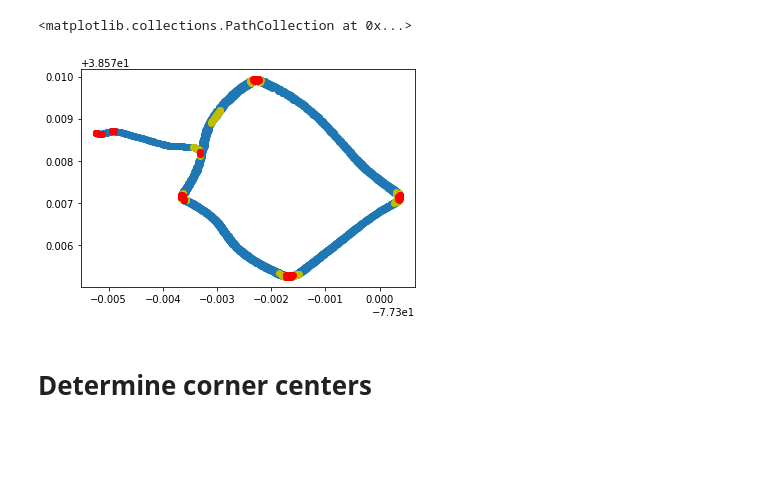
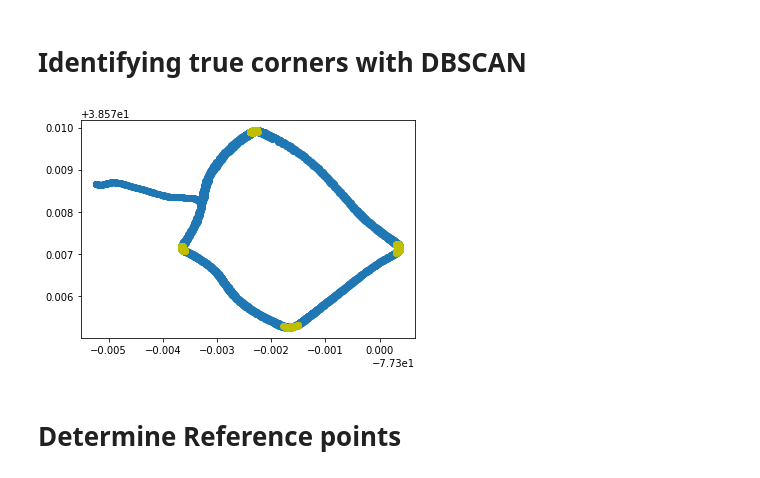
Before and after one commit to pyagoubi/Motorcycle-data, a Jupyter notebook: Motorcycle.ipynb, the cells around one changed output. Cells and saved outputs as stored; diff of their text form; code cells hidden in the pictures; blank space fills up the shorter version.

```diff
--- a/Motorcycle.ipynb
+++ b/Motorcycle.ipynb
@@ -74,4 +9,26 @@ Determining corners by calculating angles between points
 # %%
+import pandas as pd
+import matplotlib.pyplot as plt
+import numpy as np
+import math
+from sklearn.cluster import KMeans
+from sklearn.cluster import DBSCAN
+from geopy.distance import great_circle
+from shapely.geometry import MultiPoint
+import geopandas
+
+data = pd.read_csv('/content/drive/MyDrive/upwork1/DATA1.TXT', sep=',')
+data['Gx clean'] = data['Gx']-data['Gx Cal']
+data['Gy clean'] = data['Gy']-data['Gy Cal']
+
+
+#Parameters
+
+shift_a = 30
+degree_min = 50
+min_samples = 50
+
+
 def angle_corner(df, shift_parameter = shift_a, degree_pm = degree_min):
 
   df['degrees'] = 0
@@ -116,3 +73,5 @@ def angle_corner(df, shift_parameter = shift_a, degree_pm = degree_min):
   plt.scatter(x=df.loc[(df['corner_a'] == 1), 'Longitude'], y=df.loc[(df['corner_a'] == 1),'Latitude'], color = 'y')
 
   return df
+
+data = angle_corner(data, shift_parameter = shift_a, degree_pm = degree_min)
@@ -123,11 +80,26 @@ data = angle_corner(data, shift_parameter = shift_a, degree_pm = degree_min)
-# %%
-# combined
-
-plt.scatter(x=data['Longitude'], y=data['Latitude'])
-plt.scatter(x=data.loc[(data['corner_a'] == 1), 'Longitude'], y=data.loc[(data['corner_a'] == 1),'Latitude'], color = 'y')
-plt.scatter(x=data.loc[data['corner'] == 1, 'Longitude'], y=data.loc[data['corner'] == 1,'Latitude'], color = 'r')
-# %% [output]
-<matplotlib.collections.PathCollection at 0x...>
-[figure, removed]
+# %% [markdown]
+# Identifying true corners with DBSCAN
+# %%
+def true_corners(df, min_samples=min_samples):
+
+  coords = df.loc[df['corner_a']==1, ['Longitude', 'Latitude']]
+  db = DBSCAN(eps=0.02/6371., min_samples=min_samples, algorithm='ball_tree', metric='haversine').fit(np.radians(df.loc[df['corner_a']==1, ['Longitude', 'Latitude']]))
+
+  cluster_labels = db.labels_
+
+  df['Corner Number'] = -1
+  num_clusters = len(set(cluster_labels))
+  clusters = pd.Series([coords[cluster_labels == n] for n in range(num_clusters)])
+
+  df.loc[df['corner_a']==1, 'Corner Number'] = cluster_labels
+
+  plt.scatter(x=df['Longitude'], y=df['Latitude'])
+  plt.scatter(x=df.loc[(df['Corner Number'] >= 0), 'Longitude'], y=df.loc[(df['Corner Number'] >= 0),'Latitude'], color = 'y')
+
+  return df
+
+data = true_corners(data)
+# %% [output]
+[figure, added]
 # %% [markdown]
-# Determine corner centers
+# Determine Reference points
```
Also changed, not shown: parts of 23 cells of this notebook.
